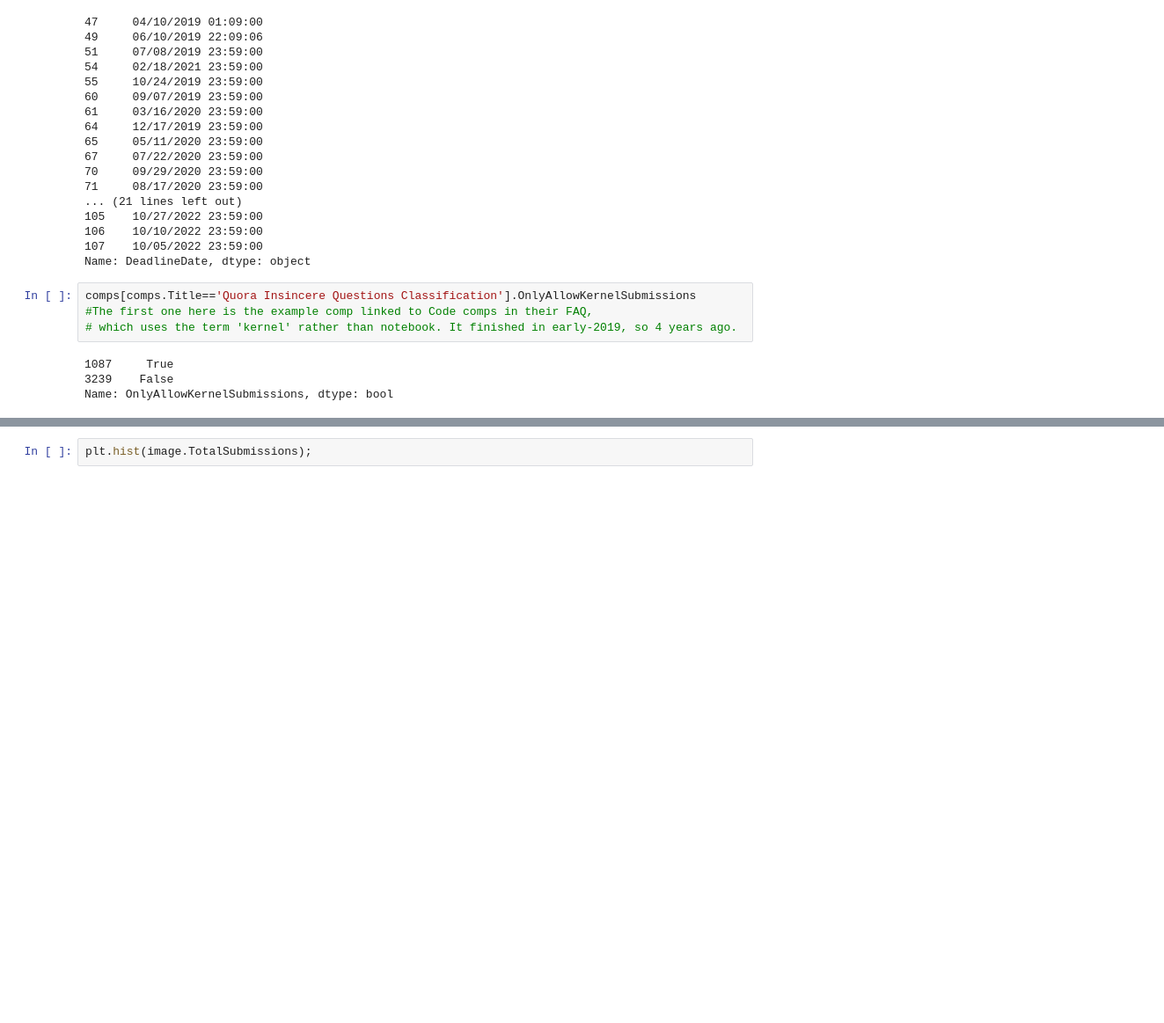
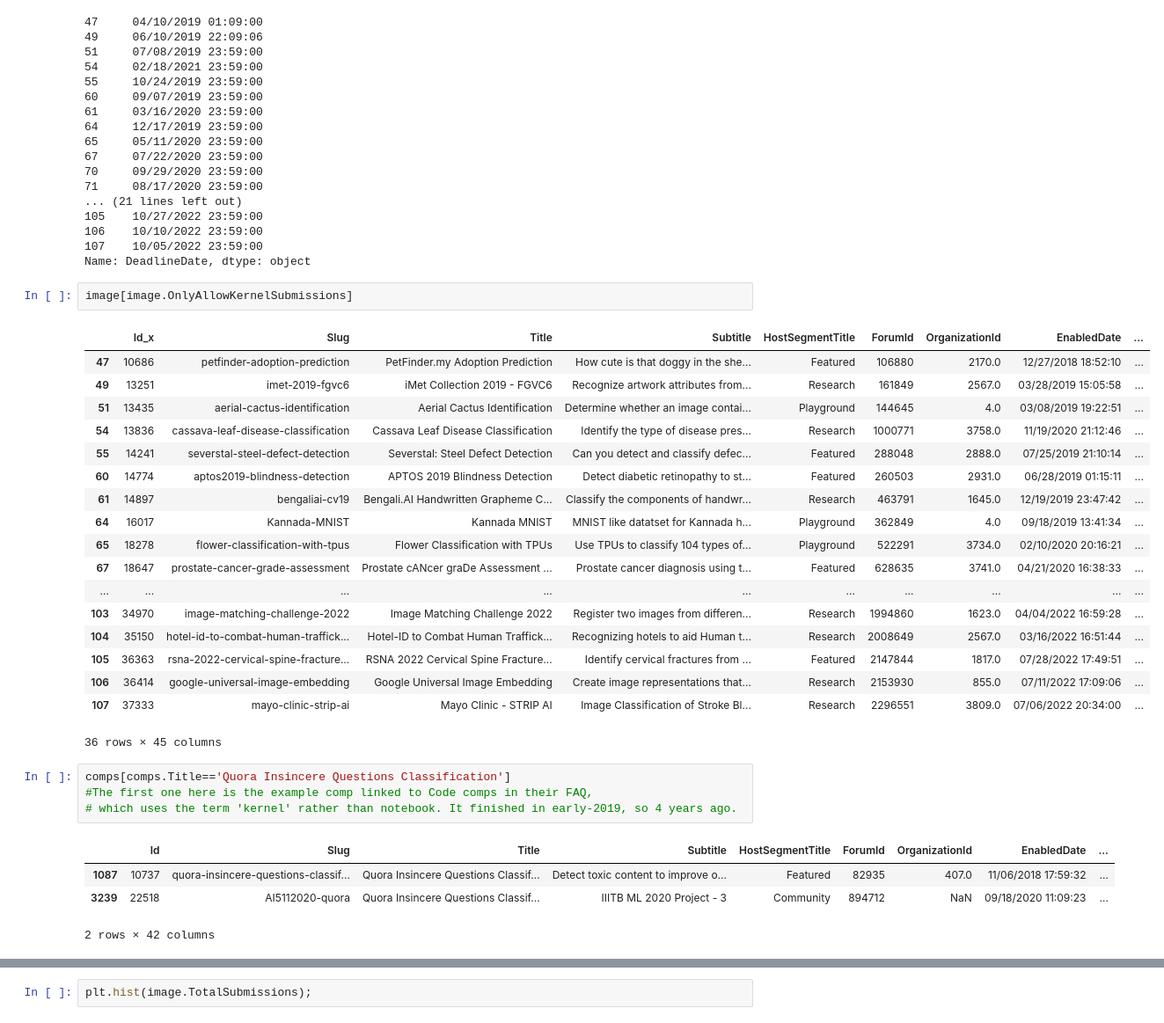
Before and after one commit to Xannadoo/carbon-cost-kaggle, a Jupyter notebook: meta_data_exploration.ipynb, the cells around one changed output, grey strips where cells are left out. Shown: that part at 88% size. Drawn from its saved outputs; the diff is of its cells as text; blank space fills up the shorter version.

```diff
--- a/meta_data_exploration.ipynb
+++ b/meta_data_exploration.ipynb
@@ -70,11 +70,33 @@ image[image.OnlyAllowKernelSubmissions].DeadlineDate    ## Is a kernal only the
 106    10/10/2022 23:59:00
 107    10/05/2022 23:59:00
 Name: DeadlineDate, dtype: object
+# %%
+image[image.OnlyAllowKernelSubmissions]
+# %% [output]
+|  | Id_x | Slug | Title | Subtitle | HostSegmentTitle | ForumId | OrganizationId | EnabledDate | ... |
+| 47 | 10686 | petfinder-adoption-prediction | PetFinder.my Adoption Prediction | How cute is that doggy in the she... | Featured | 106880 | 2170.0 | 12/27/2018 18:52:10 | ... |
+| 49 | 13251 | imet-2019-fgvc6 | iMet Collection 2019 - FGVC6 | Recognize artwork attributes from... | Research | 161849 | 2567.0 | 03/28/2019 15:05:58 | ... |
+| 51 | 13435 | aerial-cactus-identification | Aerial Cactus Identification | Determine whether an image contai... | Playground | 144645 | 4.0 | 03/08/2019 19:22:51 | ... |
+| 54 | 13836 | cassava-leaf-disease-classification | Cassava Leaf Disease Classification | Identify the type of disease pres... | Research | 1000771 | 3758.0 | 11/19/2020 21:12:46 | ... |
+| 55 | 14241 | severstal-steel-defect-detection | Severstal: Steel Defect Detection | Can you detect and classify defec... | Featured | 288048 | 2888.0 | 07/25/2019 21:10:14 | ... |
+| 60 | 14774 | aptos2019-blindness-detection | APTOS 2019 Blindness Detection | Detect diabetic retinopathy to st... | Featured | 260503 | 2931.0 | 06/28/2019 01:15:11 | ... |
+| 61 | 14897 | bengaliai-cv19 | Bengali.AI Handwritten Grapheme C... | Classify the components of handwr... | Research | 463791 | 1645.0 | 12/19/2019 23:47:42 | ... |
+| 64 | 16017 | Kannada-MNIST | Kannada MNIST | MNIST like datatset for Kannada h... | Playground | 362849 | 4.0 | 09/18/2019 13:41:34 | ... |
+| 65 | 18278 | flower-classification-with-tpus | Flower Classification with TPUs | Use TPUs to classify 104 types of... | Playground | 522291 | 3734.0 | 02/10/2020 20:16:21 | ... |
+| 67 | 18647 | prostate-cancer-grade-assessment | Prostate cANcer graDe Assessment ... | Prostate cancer diagnosis using t... | Featured | 628635 | 3741.0 | 04/21/2020 16:38:33 | ... |
+| ... | ... | ... | ... | ... | ... | ... | ... | ... | ... |
+| 103 | 34970 | image-matching-challenge-2022 | Image Matching Challenge 2022 | Register two images from differen... | Research | 1994860 | 1623.0 | 04/04/2022 16:59:28 | ... |
+| 104 | 35150 | hotel-id-to-combat-human-traffick... | Hotel-ID to Combat Human Traffick... | Recognizing hotels to aid Human t... | Research | 2008649 | 2567.0 | 03/16/2022 16:51:44 | ... |
+| 105 | 36363 | rsna-2022-cervical-spine-fracture... | RSNA 2022 Cervical Spine Fracture... | Identify cervical fractures from ... | Featured | 2147844 | 1817.0 | 07/28/2022 17:49:51 | ... |
+| 106 | 36414 | google-universal-image-embedding | Google Universal Image Embedding | Create image representations that... | Research | 2153930 | 855.0 | 07/11/2022 17:09:06 | ... |
+| 107 | 37333 | mayo-clinic-strip-ai | Mayo Clinic - STRIP AI | Image Classification of Stroke Bl... | Research | 2296551 | 3809.0 | 07/06/2022 20:34:00 | ... |
+36 rows × 45 columns
 # %%
-comps[comps.Title=='Quora Insincere Questions Classification'].OnlyAllowKernelSubmissions
+comps[comps.Title=='Quora Insincere Questions Classification']
 #The first one here is the example comp linked to Code comps in their FAQ,
 # which uses the term 'kernel' rather than notebook. It finished in early-2019, so 4 years ago.
 # %% [output]
+|  | Id | Slug | Title | Subtitle | HostSegmentTitle | ForumId | OrganizationId | EnabledDate | ... |
+| 1087 | 10737 | quora-insincere-questions-classif... | Quora Insincere Questions Classif... | Detect toxic content to improve o... | Featured | 82935 | 407.0 | 11/06/2018 17:59:32 | ... |
+| 3239 | 22518 | AI5112020-quora | Quora Insincere Questions Classif... | IIITB ML 2020 Project - 3 | Community | 894712 | NaN | 09/18/2020 11:09:23 | ... |
-1087     True
-3239    False
-Name: OnlyAllowKernelSubmissions, dtype: bool
+2 rows × 42 columns
```
Also changed, not shown: parts of 1 cell of this notebook, 1 other file.
